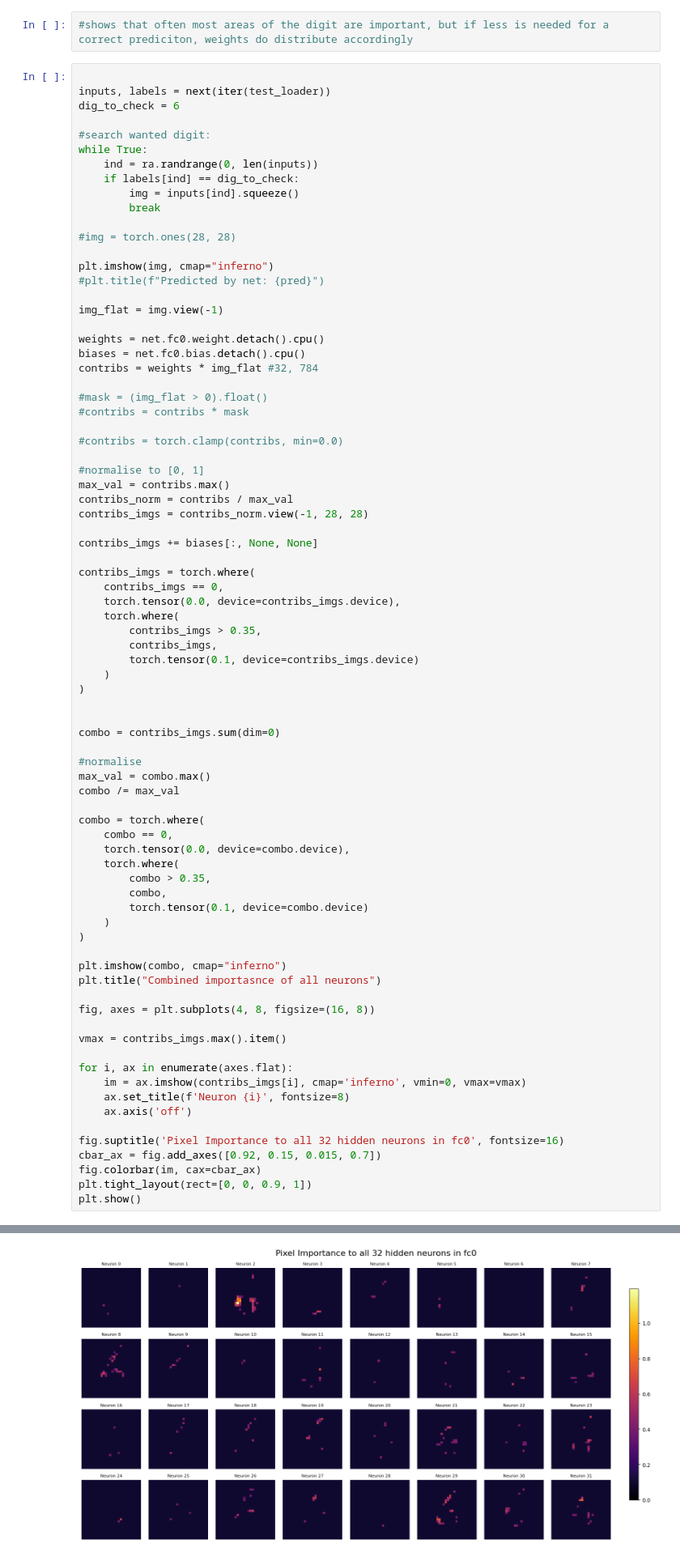
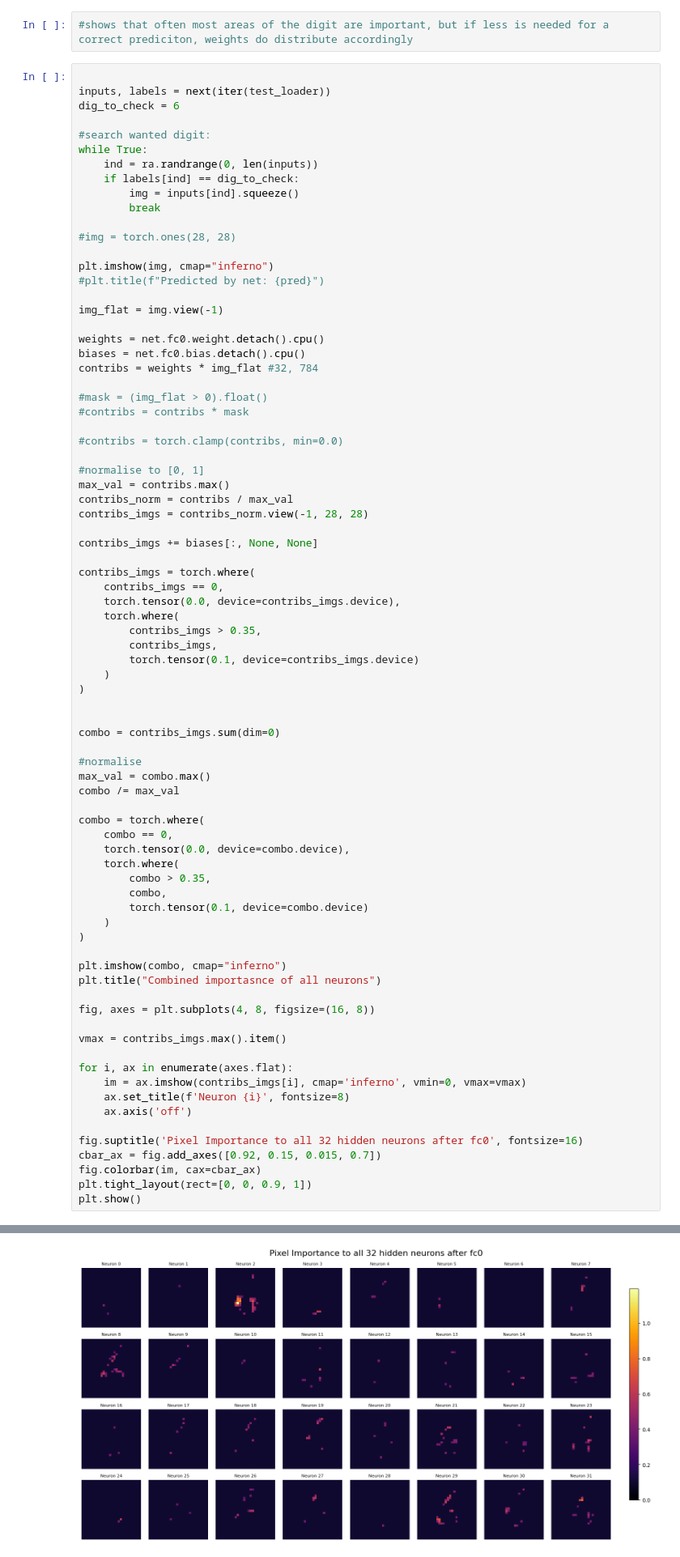
Before and after one commit to kns357/ANN_MA_Kaito, a Jupyter notebook: binary_conceptual_ex_method.ipynb, the cells around one changed output, grey strips where cells are left out. Shown: that part at 81% size. Cells and saved outputs as stored; diff of their text form.

```diff
--- a/binary_conceptual_ex_method.ipynb
+++ b/binary_conceptual_ex_method.ipynb
@@ -125,35 +125,35 @@ max_val = combo.max()
 combo /= max_val
 
 combo = torch.where(
     combo == 0,
     torch.tensor(0.0, device=combo.device),
     torch.where(
         combo > 0.35,
         combo,
         torch.tensor(0.1, device=combo.device)
     )
 )
 
 plt.imshow(combo, cmap="inferno")
 plt.title("Combined importasnce of all neurons")
 
 fig, axes = plt.subplots(4, 8, figsize=(16, 8))
 
 vmax = contribs_imgs.max().item()
 
 for i, ax in enumerate(axes.flat):
     im = ax.imshow(contribs_imgs[i], cmap='inferno', vmin=0, vmax=vmax)
     ax.set_title(f'Neuron {i}', fontsize=8)
     ax.axis('off')
 
-fig.suptitle('Pixel Importance to all 32 hidden neurons in fc0', fontsize=16)
+fig.suptitle('Pixel Importance to all 32 hidden neurons after fc0', fontsize=16)
 cbar_ax = fig.add_axes([0.92, 0.15, 0.015, 0.7])
 fig.colorbar(im, cax=cbar_ax)
 plt.tight_layout(rect=[0, 0, 0.9, 1])
 plt.show()
 # %% [output]
 [figure]
-[figure, old version]
+[figure, new version]
 # %%
 #activation function can be ignored, as it is ReLU and this image is normalise by setting negative value to 0 already!
 # %%
```
Also changed, not shown: parts of 3 cells of this notebook.
